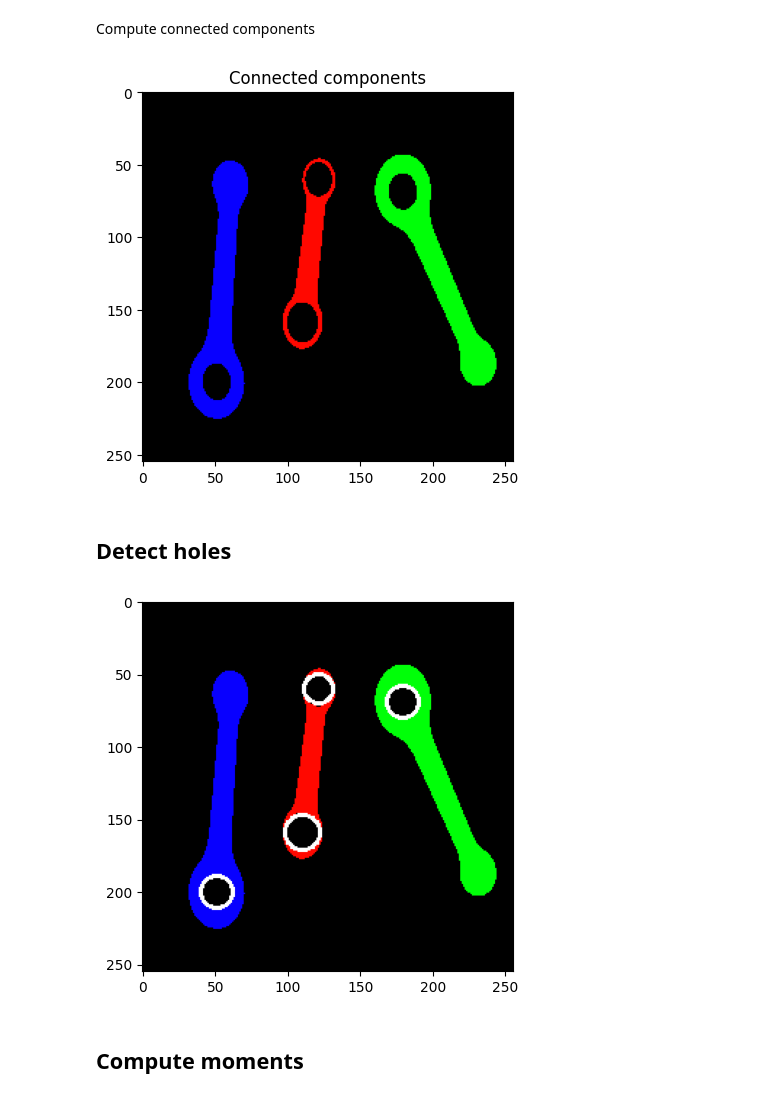
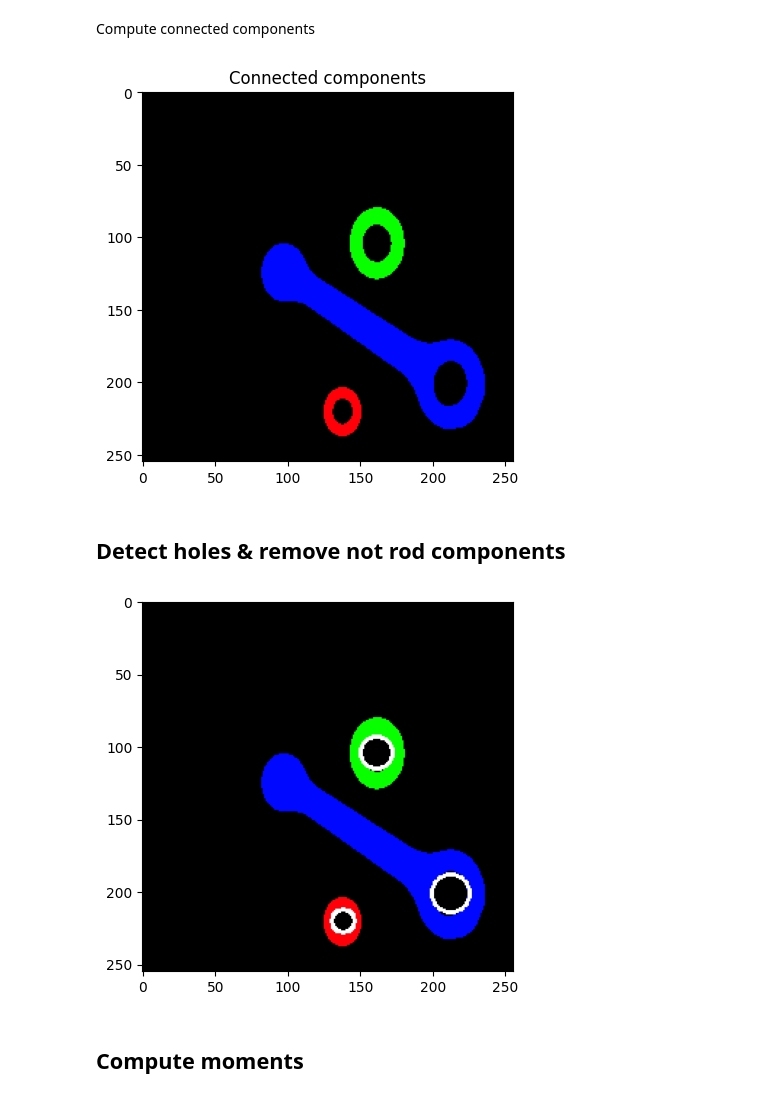
Before and after one commit to matteoperiani2/rod_analysis, a Jupyter notebook: project.ipynb, the cells around one changed output. Cells and saved outputs as stored; diff of their text form; code cells hidden in the pictures.

```diff
--- a/project.ipynb
+++ b/project.ipynb
@@ -13,7 +13,7 @@ from scipy.spatial import distance as dist
 ## Import image
 Import first image
 # %%
-img_path = "./images/task1/TESI00.BMP"
+img_path = "./images/task2/task21/TESI44.BMP"
 img = cv2.imread(img_path, cv2.IMREAD_GRAYSCALE)
 # %% [markdown]
 Apply median blur filter severl times to remove disturbing dust and refine edges
@@ -44,16 +44,16 @@ num_labels, labels, stats, centroids = cv2.connectedComponentsWithStats(binarize
 label_hue = np.uint8(179 * labels / np.max(labels))
 blank_ch = 255 * np.ones_like(label_hue)
 labeled_img = cv2.merge([label_hue, blank_ch, blank_ch])
-labeled_img = cv2.cvtColor(labeled_img, cv2.COLOR_HSV2BGR)
+labeled_img = cv2.cvtColor(labeled_img, cv2.COLOR_HSV2RGB)
 labeled_img[label_hue == 0] = 0
 
 plt.imshow(labeled_img)
 plt.title("Connected components")
 plt.show()
 # %% [output]
-[figure, old version]
+[figure, new version]
 # %% [markdown]
-## Detect holes
+## Detect holes & remove not rod components
 # %%
 def get_component(labels, label):
     component = np.zeros_like(labels, dtype=np.uint8)
@@ -63,29 +63,40 @@ def get_component(labels, label):
 # %%
 holes = []
 
 for i in range(1, num_labels):
     component = get_component(labels, i)
 
     num_labels_c, labels_c, stats_c, centroids_c = cv2.connectedComponentsWithStats(255 - component, connectivity=CONNECTIVITY)
 
     c_holes = []
     for j in range(2, num_labels_c):
         diameter = math.sqrt(stats_c[j][4] / math.pi)
 
         hole = (centroids_c[j], diameter)
         c_holes.append(hole)
 
     holes.append(c_holes)
 
-raw_hole_img = labeled_img.copy()
+    contours, _ = cv2.findContours(component, cv2.RETR_EXTERNAL, cv2.CHAIN_APPROX_NONE)
+    area = cv2.contourArea()  # Area of first contour
+    perimeter = cv2.arcLength(contours[0], True)  # Perimeter of first contour
+
+    # if the object not contains holes, it is removed from the image
+    if len(c_holes) == 0:
+        labels[component == 255] = 0
+        labeled_img[component == 255] = 0 # just for visualization purpose
+
+
+
+draw_hole_img = labeled_img.copy()
 for c_hole in holes:
     for hole in c_hole:
         draw_hole_img = cv2.circle(draw_hole_img, np.rint(hole[0]).astype(int),  round(hole[1]), (255,255,255), 2)
 
 plt.imshow(draw_hole_img)
 plt.show()
 # %% [output]
-[figure, old version]
+[figure, new version]
 # %% [markdown]
 ## Compute moments
 # %%
```
Also changed, not shown: parts of 2 cells of this notebook.
